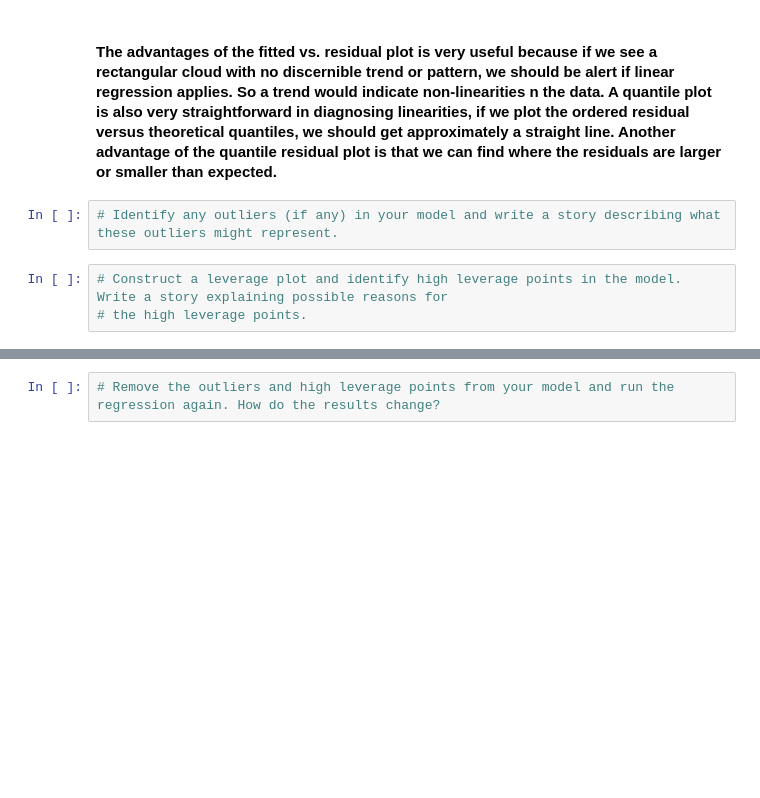
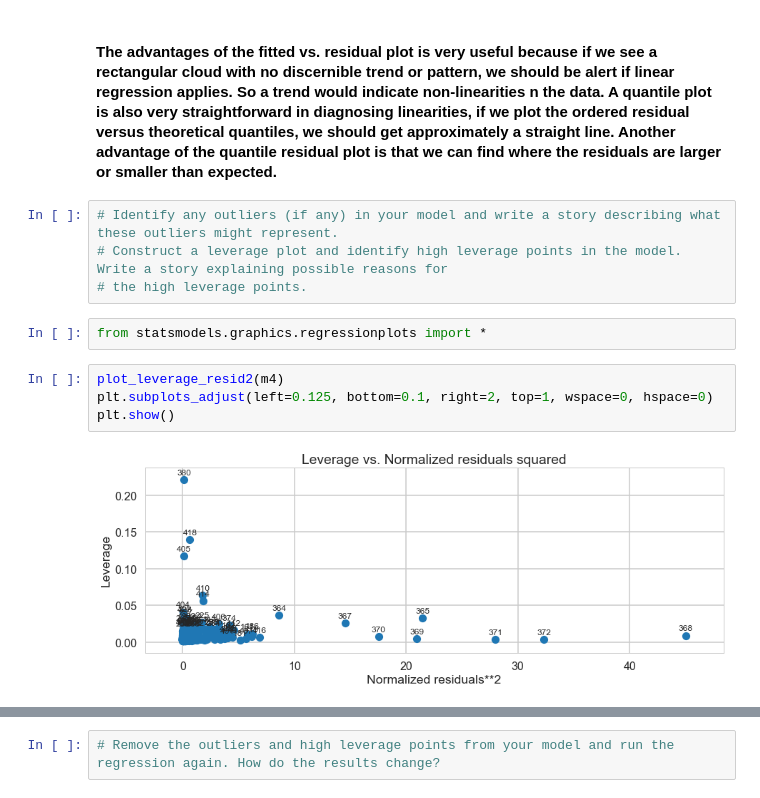
Before and after one commit to forheart81/Data-Science, a Jupyter notebook: Mini_Project_Linear_Regression.ipynb, the cells around one changed output, grey strips where cells are left out. Cells and saved outputs as stored; diff of their text form; blank space fills up the shorter version.

Commit message:
Linear Regression - Boston Housing Data

```diff
--- a/Mini_Project_Linear_Regression.ipynb
+++ b/Mini_Project_Linear_Regression.ipynb
@@ -1042,6 +1042,13 @@ pylab.show()
 #### The advantages of the fitted vs. residual plot is very useful because if we see a rectangular cloud with no discernible trend or pattern, we should be alert if linear regression applies. So a trend would indicate non-linearities n the data. A quantile plot is also very straightforward in diagnosing linearities, if we plot the ordered residual versus theoretical quantiles, we should get approximately a straight line. Another advantage of the quantile residual plot is that we can find where the residuals are larger or smaller than expected.
 # %%
 # Identify any outliers (if any) in your model and write a story describing what these outliers might represent.
+# Construct a leverage plot and identify high leverage points in the model. Write a story explaining possible reasons for
+# the high leverage points.
-# %%
-# Construct a leverage plot and identify high leverage points in the model. Write a story explaining possible reasons for
-# the high leverage points.
+# %%
+from statsmodels.graphics.regressionplots import *
+# %%
+plot_leverage_resid2(m4)
+plt.subplots_adjust(left=0.125, bottom=0.1, right=2, top=1, wspace=0, hspace=0)
+plt.show()
+# %% [output]
+[figure, added]
```
Also changed, not shown: parts of 14 cells of this notebook.
